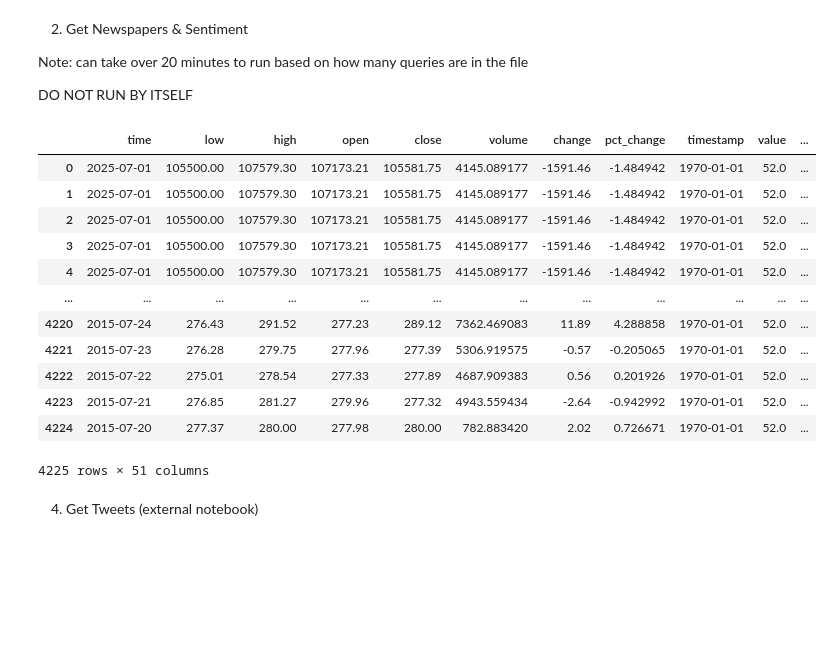
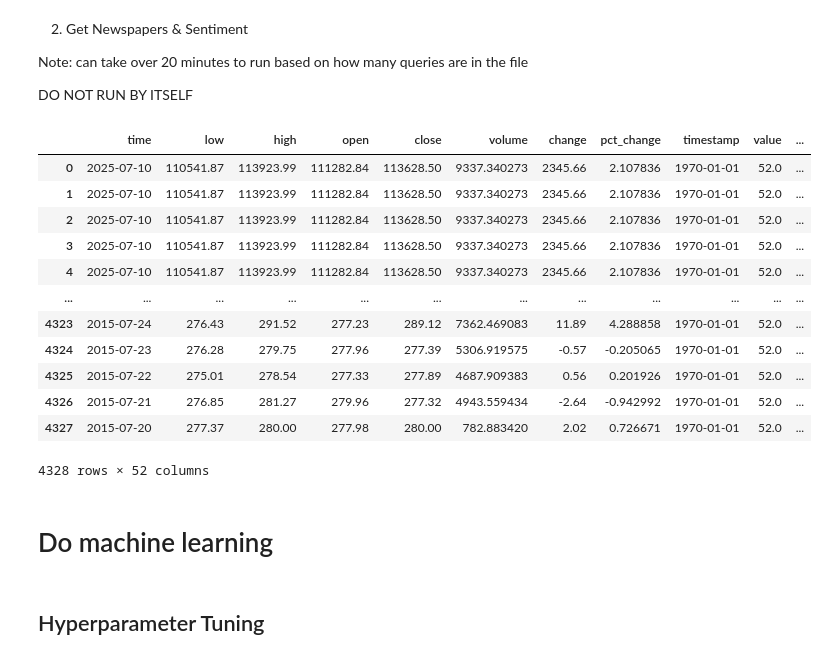
Before and after one commit to kingsuching/cryptoTrading, a Jupyter notebook: START_HERE.ipynb, the cells around one changed output. Saved outputs shown, nothing was run; the diff lists cells and outputs as text; code cells hidden in the pictures; blank space fills up the shorter version.

```diff
--- a/START_HERE.ipynb
+++ b/START_HERE.ipynb
@@ -22,21 +22,23 @@ Note: can take over 20 minutes to run based on how many queries are in the file
 
 DO NOT RUN BY ITSELF
 # %%
-cn = newspaper_sentiment_pipeline(COIN, queries_path='queries.txt')
+cn = newspaper_sentiment_pipeline(COIN, newspaper_path=f'newspapers/{COIN}_newspapers.csv', queries_path='queries.txt')
 cn
 # %% [output]
 |  | time | low | high | open | close | volume | change | pct_change | timestamp | value | ... |
-| 0 | 2025-07-01 | 105500.00 | 107579.30 | 107173.21 | 105581.75 | 4145.089177 | -1591.46 | -1.484942 | 1970-01-01 | 52.0 | ... |
-| 1 | 2025-07-01 | 105500.00 | 107579.30 | 107173.21 | 105581.75 | 4145.089177 | -1591.46 | -1.484942 | 1970-01-01 | 52.0 | ... |
-| 2 | 2025-07-01 | 105500.00 | 107579.30 | 107173.21 | 105581.75 | 4145.089177 | -1591.46 | -1.484942 | 1970-01-01 | 52.0 | ... |
-| 3 | 2025-07-01 | 105500.00 | 107579.30 | 107173.21 | 105581.75 | 4145.089177 | -1591.46 | -1.484942 | 1970-01-01 | 52.0 | ... |
-| 4 | 2025-07-01 | 105500.00 | 107579.30 | 107173.21 | 105581.75 | 4145.089177 | -1591.46 | -1.484942 | 1970-01-01 | 52.0 | ... |
+| 0 | 2025-07-10 | 110541.87 | 113923.99 | 111282.84 | 113628.50 | 9337.340273 | 2345.66 | 2.107836 | 1970-01-01 | 52.0 | ... |
+| 1 | 2025-07-10 | 110541.87 | 113923.99 | 111282.84 | 113628.50 | 9337.340273 | 2345.66 | 2.107836 | 1970-01-01 | 52.0 | ... |
+| 2 | 2025-07-10 | 110541.87 | 113923.99 | 111282.84 | 113628.50 | 9337.340273 | 2345.66 | 2.107836 | 1970-01-01 | 52.0 | ... |
+| 3 | 2025-07-10 | 110541.87 | 113923.99 | 111282.84 | 113628.50 | 9337.340273 | 2345.66 | 2.107836 | 1970-01-01 | 52.0 | ... |
+| 4 | 2025-07-10 | 110541.87 | 113923.99 | 111282.84 | 113628.50 | 9337.340273 | 2345.66 | 2.107836 | 1970-01-01 | 52.0 | ... |
 | ... | ... | ... | ... | ... | ... | ... | ... | ... | ... | ... | ... |
-| 4220 | 2015-07-24 | 276.43 | 291.52 | 277.23 | 289.12 | 7362.469083 | 11.89 | 4.288858 | 1970-01-01 | 52.0 | ... |
-| 4221 | 2015-07-23 | 276.28 | 279.75 | 277.96 | 277.39 | 5306.919575 | -0.57 | -0.205065 | 1970-01-01 | 52.0 | ... |
-| 4222 | 2015-07-22 | 275.01 | 278.54 | 277.33 | 277.89 | 4687.909383 | 0.56 | 0.201926 | 1970-01-01 | 52.0 | ... |
-| 4223 | 2015-07-21 | 276.85 | 281.27 | 279.96 | 277.32 | 4943.559434 | -2.64 | -0.942992 | 1970-01-01 | 52.0 | ... |
-| 4224 | 2015-07-20 | 277.37 | 280.00 | 277.98 | 280.00 | 782.883420 | 2.02 | 0.726671 | 1970-01-01 | 52.0 | ... |
+| 4323 | 2015-07-24 | 276.43 | 291.52 | 277.23 | 289.12 | 7362.469083 | 11.89 | 4.288858 | 1970-01-01 | 52.0 | ... |
+| 4324 | 2015-07-23 | 276.28 | 279.75 | 277.96 | 277.39 | 5306.919575 | -0.57 | -0.205065 | 1970-01-01 | 52.0 | ... |
+| 4325 | 2015-07-22 | 275.01 | 278.54 | 277.33 | 277.89 | 4687.909383 | 0.56 | 0.201926 | 1970-01-01 | 52.0 | ... |
+| 4326 | 2015-07-21 | 276.85 | 281.27 | 279.96 | 277.32 | 4943.559434 | -2.64 | -0.942992 | 1970-01-01 | 52.0 | ... |
+| 4327 | 2015-07-20 | 277.37 | 280.00 | 277.98 | 280.00 | 782.883420 | 2.02 | 0.726671 | 1970-01-01 | 52.0 | ... |
-4225 rows × 51 columns
+4328 rows × 52 columns
 # %% [markdown]
-4. Get Tweets (external notebook)
+# Do machine learning
+# %% [markdown]
+## Hyperparameter Tuning
```
Also changed, not shown: parts of 2 cells of this notebook, 10 other files.
